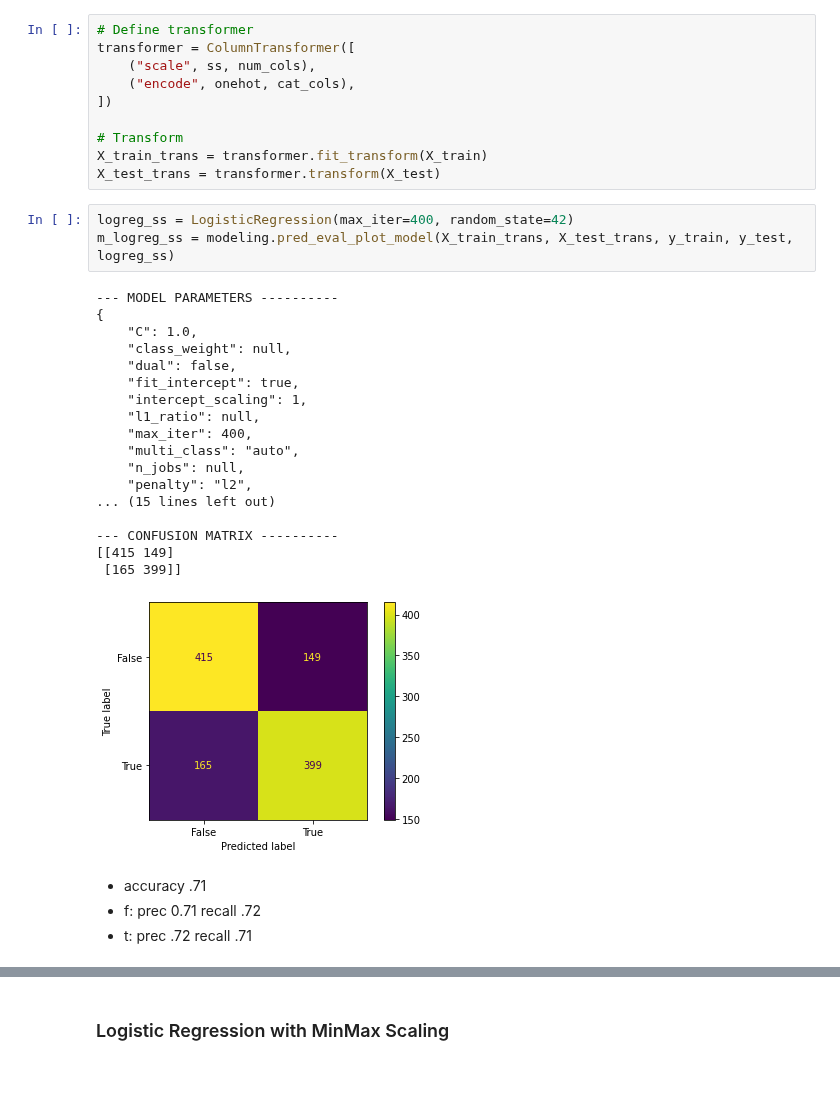
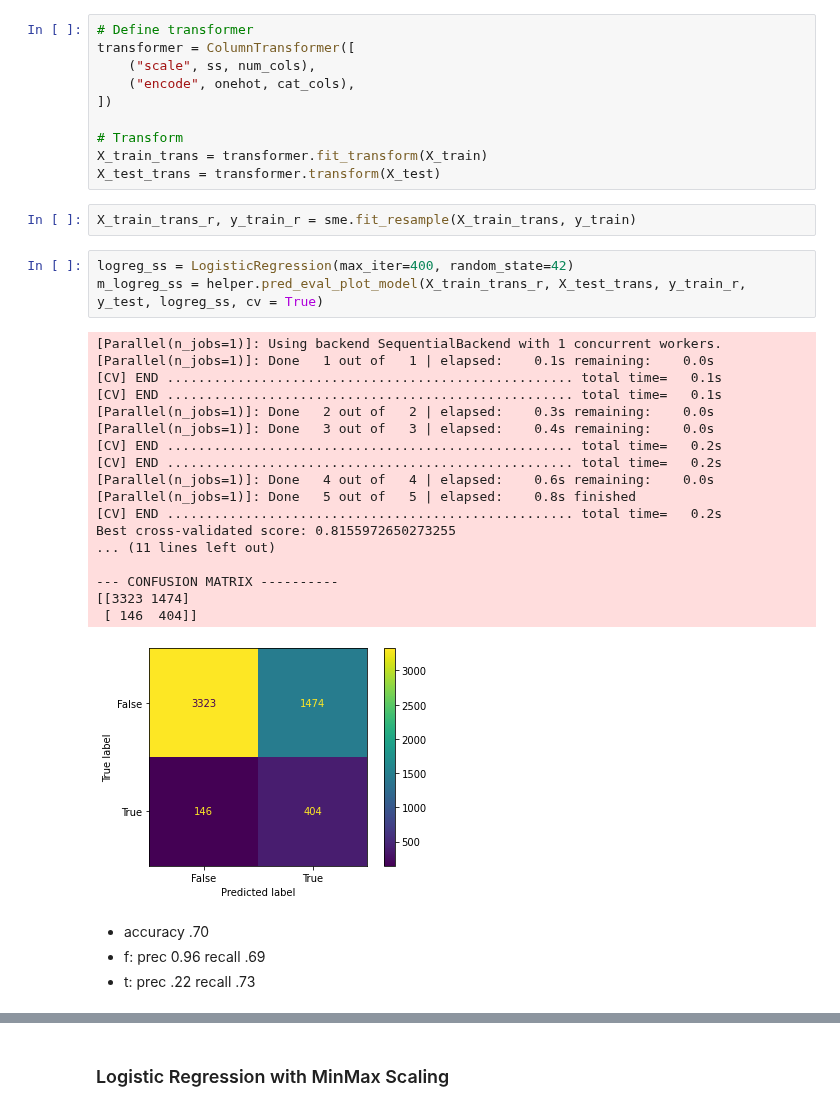
Before and after one commit to EnHaHB/Capstone, a Jupyter notebook: 04_capstone_model_14_2.ipynb, the cells around one changed output, grey strips where cells are left out. Saved outputs shown, nothing was run; the diff lists cells and outputs as text; blank space fills up the shorter version.

```diff
--- a/04_capstone_model_14_2.ipynb
+++ b/04_capstone_model_14_2.ipynb
@@ -248,32 +247,34 @@ transformer = ColumnTransformer([
 # Transform
 X_train_trans = transformer.fit_transform(X_train)
 X_test_trans = transformer.transform(X_test)
+# %%
+X_train_trans_r, y_train_r = sme.fit_resample(X_train_trans, y_train)
 # %%
 logreg_ss = LogisticRegression(max_iter=400, random_state=42)
-m_logreg_ss = modeling.pred_eval_plot_model(X_train_trans, X_test_trans, y_train, y_test, logreg_ss)
+m_logreg_ss = helper.pred_eval_plot_model(X_train_trans_r, X_test_trans, y_train_r, y_test, logreg_ss, cv = True)
 # %% [output]
---- MODEL PARAMETERS ----------
-{
-    "C": 1.0,
-    "class_weight": null,
-    "dual": false,
-    "fit_intercept": true,
-    "intercept_scaling": 1,
-    "l1_ratio": null,
-    "max_iter": 400,
-    "multi_class": "auto",
-    "n_jobs": null,
-    "penalty": "l2",
-... (15 lines left out)
+[Parallel(n_jobs=1)]: Using backend SequentialBackend with 1 concurrent workers.
+[Parallel(n_jobs=1)]: Done   1 out of   1 | elapsed:    0.1s remaining:    0.0s
+[CV] END .................................................... total time=   0.1s
+[CV] END .................................................... total time=   0.1s
+[Parallel(n_jobs=1)]: Done   2 out of   2 | elapsed:    0.3s remaining:    0.0s
+[Parallel(n_jobs=1)]: Done   3 out of   3 | elapsed:    0.4s remaining:    0.0s
+[CV] END .................................................... total time=   0.2s
+[CV] END .................................................... total time=   0.2s
+[Parallel(n_jobs=1)]: Done   4 out of   4 | elapsed:    0.6s remaining:    0.0s
+[Parallel(n_jobs=1)]: Done   5 out of   5 | elapsed:    0.8s finished
+[CV] END .................................................... total time=   0.2s
+Best cross-validated score: 0.8155972650273255
+... (11 lines left out)
 
 --- CONFUSION MATRIX ----------
-[[415 149]
- [165 399]]
+[[3323 1474]
+ [ 146  404]]
-[figure, old version]
+[figure, new version]
 # %% [markdown]
-+ accuracy .71
-+ f: prec 0.71 recall .72
-+ t: prec .72 recall .71
++ accuracy .70
++ f: prec 0.96 recall .69
++ t: prec .22 recall .73
 # %%
 # Classification report
 y_probs = m_logreg_ss.predict_proba(X_test_trans)[:, 1]
```
Also changed, not shown: parts of 17 cells of this notebook, 1 other file.
